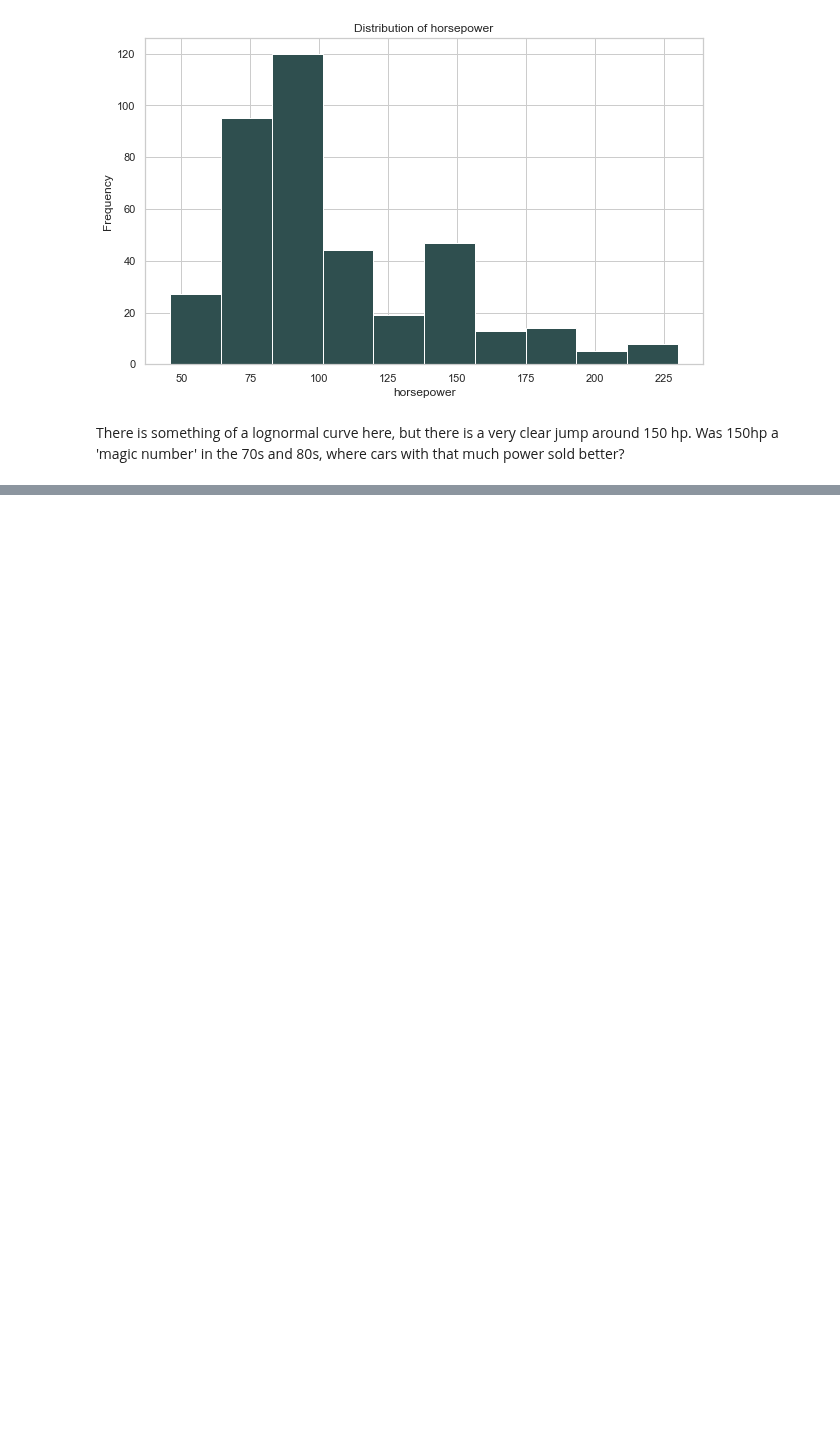
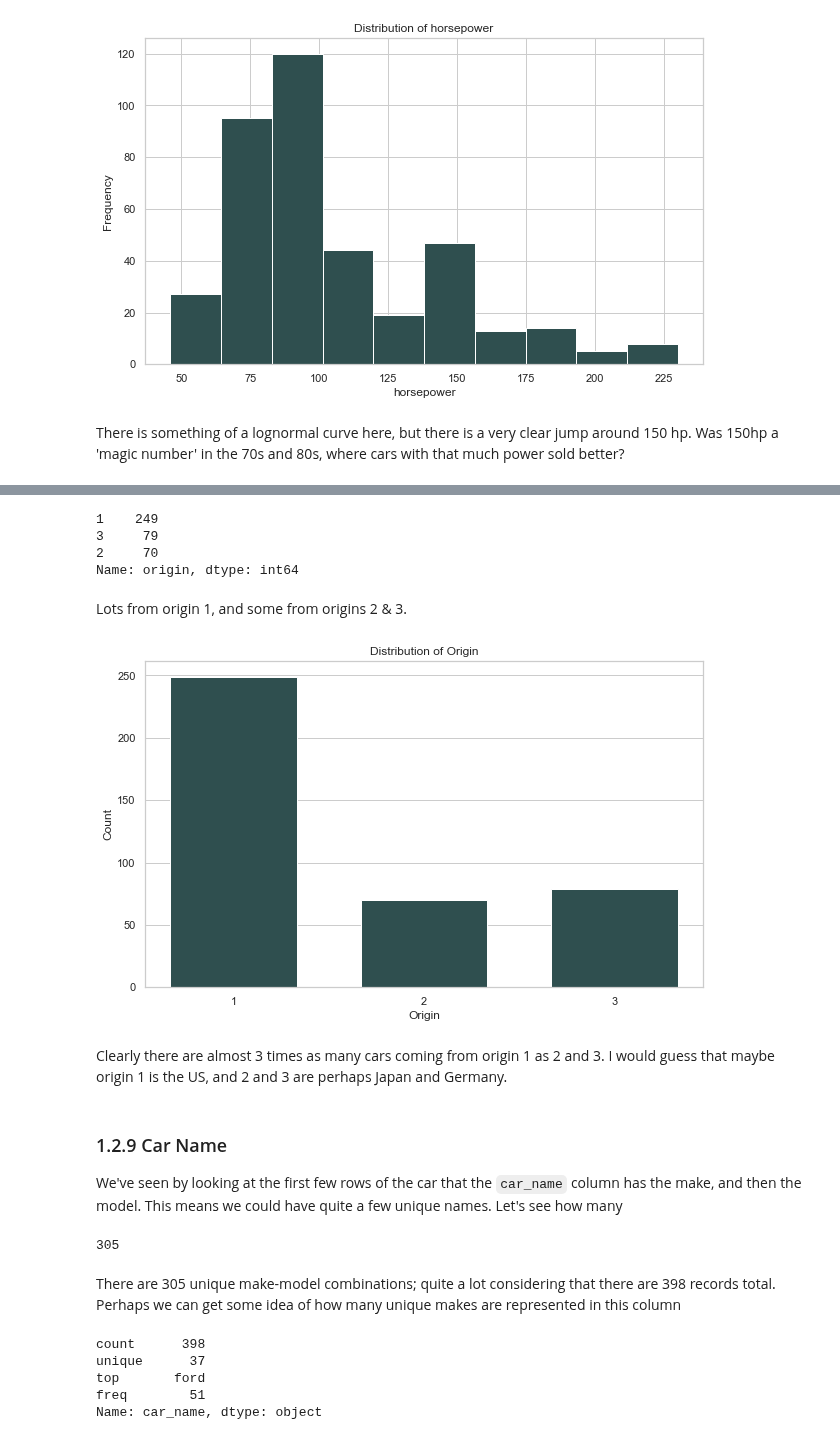
Before and after one commit to natemcintosh/en_685_648_data_science, a Jupyter notebook: 12_module/problem_set/nmcinto2.ipynb, the cells around one changed output, grey strips where cells are left out. Saved outputs shown, nothing was run; the diff lists cells and outputs as text; code cells hidden in the pictures; blank space fills up the shorter version.

```diff
--- a/12_module/problem_set/nmcinto2.ipynb
+++ b/12_module/problem_set/nmcinto2.ipynb
@@ -282,0 +378,49 @@ Before you submit this assignent, go back and review the directions to ensure th
+# %%
+mpg.origin.value_counts()
+# %% [output]
+1    249
+3     79
+2     70
+Name: origin, dtype: int64
+# %% [markdown]
+Lots from origin 1, and some from origins 2 & 3.
+# %%
+data = mpg.origin.value_counts(sort=False)
+x = range( len( data))
+width = 1/1.5
+
+figure = plt.figure(figsize=(10, 6))
+
+axes = figure.add_subplot(1, 1, 1)
+axes.bar(data.index, data, width, align="center", color="darkslategray")
+axes.set_xticks([1, 2, 3])
+axes.set_title("Distribution of Origin")
+axes.set_xlabel("Origin")
+axes.set_ylabel("Count")
+axes.xaxis.grid(False)
+
+plt.show()
+plt.close()
+# %% [output]
+[figure, added]
+# %% [markdown]
+Clearly there are almost 3 times as many cars coming from origin 1 as 2 and 3. I would guess that maybe origin 1 is the US, and 2 and 3 are perhaps Japan and Germany.
+# %% [markdown]
+### 1.2.9 Car Name
+
+We've seen by looking at the first few rows of the car that the `car_name` column has the make, and then the model. This means we could have quite a few unique names. Let's see how many
+# %%
+mpg.car_name.nunique()
+# %% [output]
+305
+# %% [markdown]
+There are 305 unique make-model combinations; quite a lot considering that there are 398 records total. Perhaps we can get some idea of how many unique makes are represented in this column
+# %%
+makes = mpg.car_name.str.split().apply(lambda x: x[0])
+makes.describe()
+# %% [output]
+count      398
+unique      37
+top       ford
+freq        51
+Name: car_name, dtype: object
```
Also changed, not shown: parts of 85 cells of this notebook.
